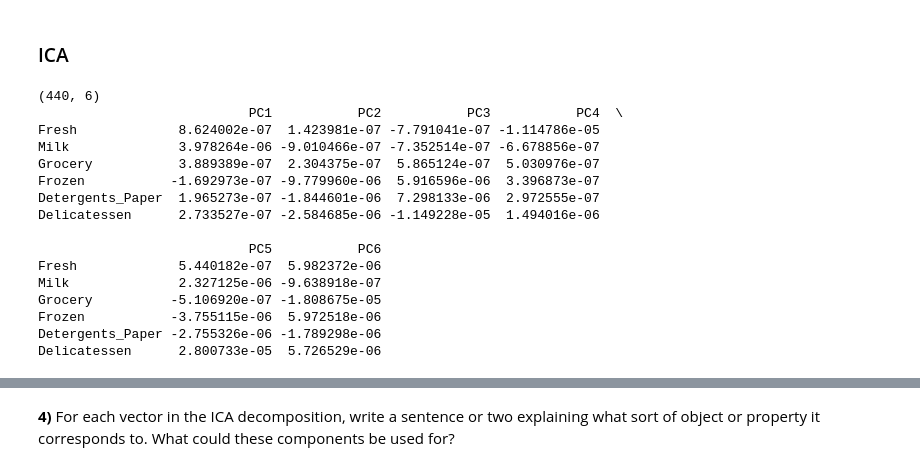
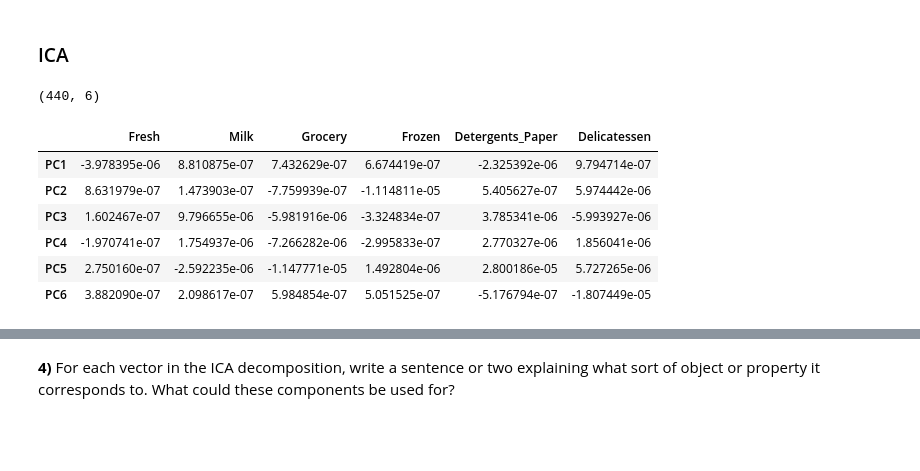
Before and after one commit to atremblay/MLND, a Jupyter notebook: P3/customer_segments.ipynb, the cells around one changed output, grey strips where cells are left out. Cells and saved outputs as stored; diff of their text form; code cells hidden in the pictures; blank space fills up the shorter version.

```diff
--- a/P3/customer_segments.ipynb
+++ b/P3/customer_segments.ipynb
@@ -98,32 +97,24 @@ Answer:
 # %%
 # TODO: Fit an ICA model to the data
 # Note: Adjust the data to have center at the origin first!
 from sklearn.decomposition import FastICA
-ica = FastICA()
+ica = FastICA(n_components=6)
 S_ = ica.fit_transform(data)
 A_ = ica.mixing_
 print np.dot(S_, A_.T).shape
 # Print the independent components
-print pd.DataFrame(
+pd.DataFrame(
     ica.components_,
-    columns = ['PC{}'.format(i) for i in range(1,7)],
-    index = ['Fresh', 'Milk', 'Grocery','Frozen', 'Detergents_Paper', 'Delicatessen']
+    index = ['PC{}'.format(i) for i in range(1,7)],
+    columns = ['Fresh', 'Milk', 'Grocery','Frozen', 'Detergents_Paper', 'Delicatessen']
     )
 # %% [output]
 (440, 6)
-                           PC1           PC2           PC3           PC4  \
-Fresh             8.624002e-07  1.423981e-07 -7.791041e-07 -1.114786e-05
-Milk              3.978264e-06 -9.010466e-07 -7.352514e-07 -6.678856e-07
-Grocery           3.889389e-07  2.304375e-07  5.865124e-07  5.030976e-07
-Frozen           -1.692973e-07 -9.779960e-06  5.916596e-06  3.396873e-07
-Detergents_Paper  1.965273e-07 -1.844601e-06  7.298133e-06  2.972555e-07
-Delicatessen      2.733527e-07 -2.584685e-06 -1.149228e-05  1.494016e-06
-
-                           PC5           PC6
-Fresh             5.440182e-07  5.982372e-06
-Milk              2.327125e-06 -9.638918e-07
-Grocery          -5.106920e-07 -1.808675e-05
-Frozen           -3.755115e-06  5.972518e-06
-Detergents_Paper -2.755326e-06 -1.789298e-06
-Delicatessen      2.800733e-05  5.726529e-06
+|  | Fresh | Milk | Grocery | Frozen | Detergents_Paper | Delicatessen |
+| PC1 | -3.978395e-06 | 8.810875e-07 | 7.432629e-07 | 6.674419e-07 | -2.325392e-06 | 9.794714e-07 |
+| PC2 | 8.631979e-07 | 1.473903e-07 | -7.759939e-07 | -1.114811e-05 | 5.405627e-07 | 5.974442e-06 |
+| PC3 | 1.602467e-07 | 9.796655e-06 | -5.981916e-06 | -3.324834e-07 | 3.785341e-06 | -5.993927e-06 |
+| PC4 | -1.970741e-07 | 1.754937e-06 | -7.266282e-06 | -2.995833e-07 | 2.770327e-06 | 1.856041e-06 |
+| PC5 | 2.750160e-07 | -2.592235e-06 | -1.147771e-05 | 1.492804e-06 | 2.800186e-05 | 5.727265e-06 |
+| PC6 | 3.882090e-07 | 2.098617e-07 | 5.984854e-07 | 5.051525e-07 | -5.176794e-07 | -1.807449e-05 |
 # %%
```
Also changed, not shown: parts of 7 cells of this notebook, 6 other files.
